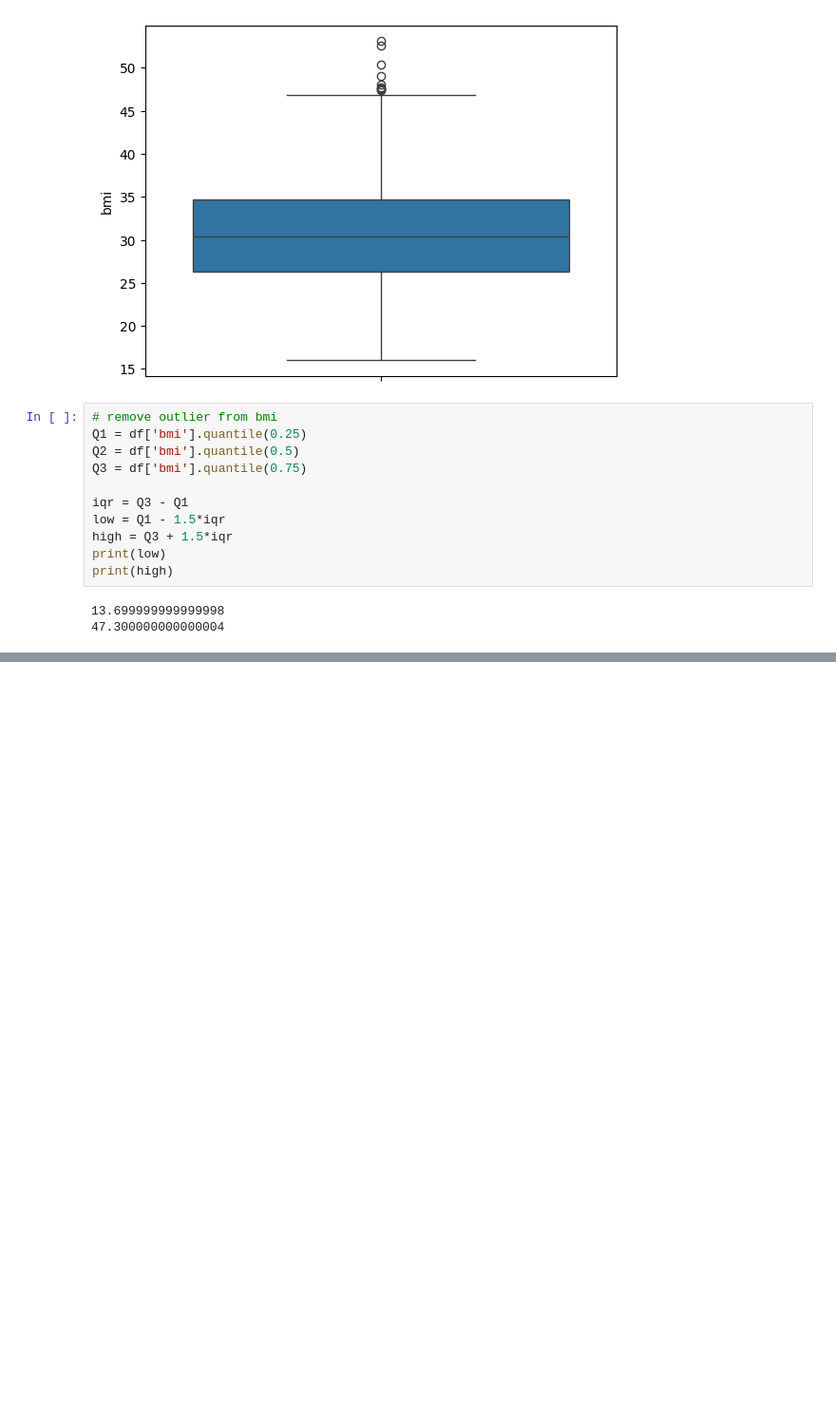
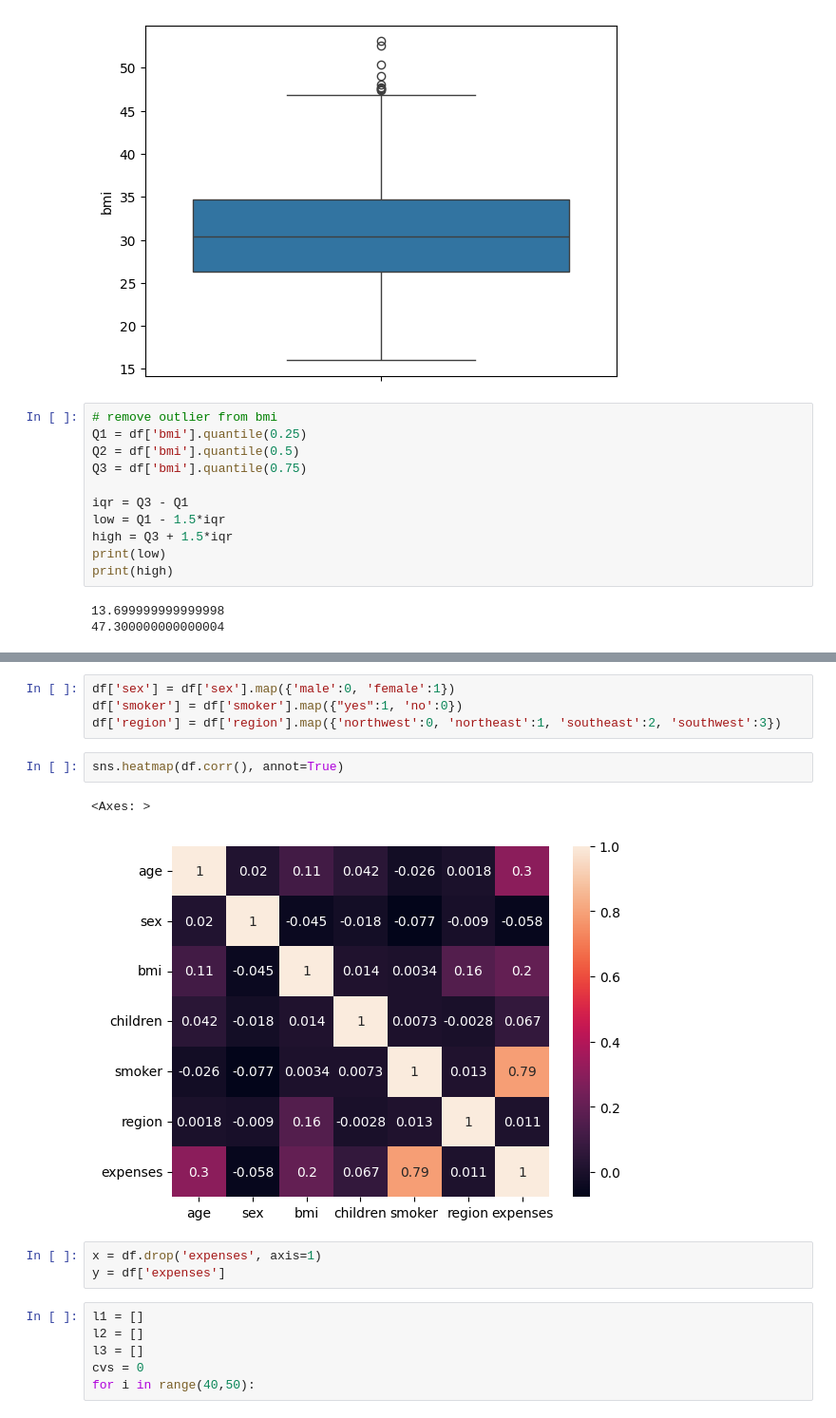
Before and after one commit to robinsingh-rs/data-science-portfolio, a Jupyter notebook: medical insurance price prediction/Untitled-1.ipynb, the cells around one changed output, grey strips where cells are left out. Shown at 95% size. Drawn from its saved outputs; the diff is of its cells as text; blank space fills up the shorter version.

```diff
--- a/medical insurance price prediction/Untitled-1.ipynb
+++ b/medical insurance price prediction/Untitled-1.ipynb
@@ -117,0 +138,18 @@ print(high)
+# %%
+df['sex'] = df['sex'].map({'male':0, 'female':1})
+df['smoker'] = df['smoker'].map({"yes":1, 'no':0})
+df['region'] = df['region'].map({'northwest':0, 'northeast':1, 'southeast':2, 'southwest':3})
+# %%
+sns.heatmap(df.corr(), annot=True)
+# %% [output]
+<Axes: >
+[figure, added]
+# %%
+x = df.drop('expenses', axis=1)
+y = df['expenses']
+# %%
+l1 = []
+l2 = []
+l3 = []
+cvs = 0
+for i in range(40,50):
```
Also changed, not shown: parts of 4 cells of this notebook.
